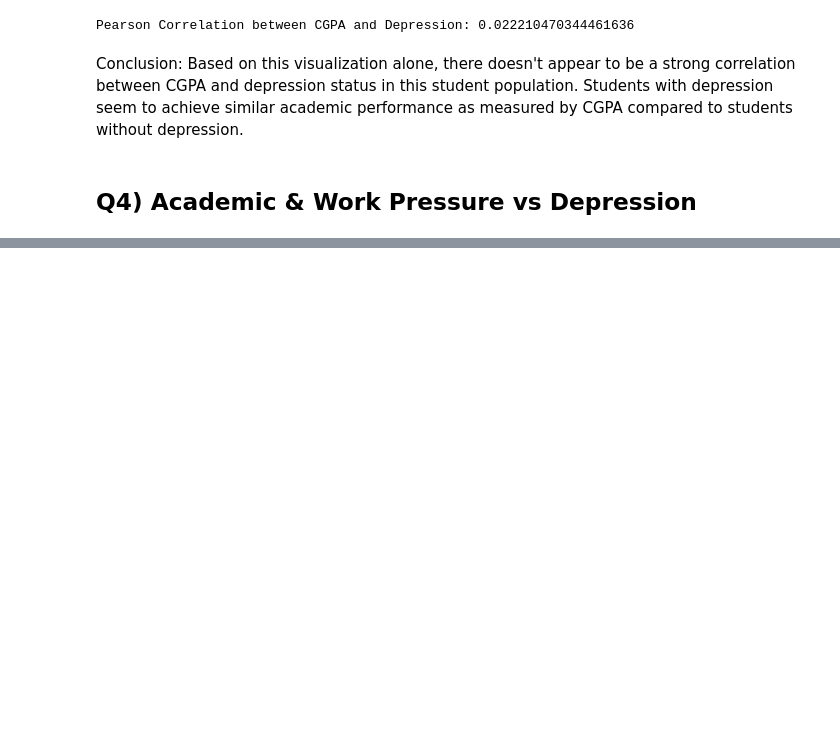
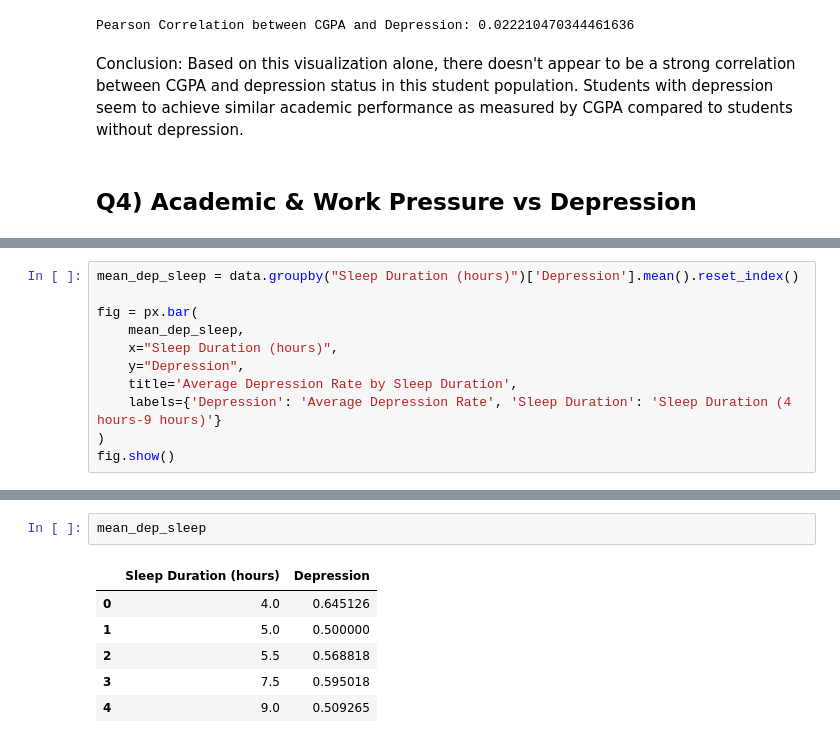
Before and after one commit to ayushsj99/Student_Mental_Health_EDA, a Jupyter notebook: Student_Mental_Health_EDA.ipynb, the cells around one changed output, grey strips where cells are left out. Cells and saved outputs as stored; diff of their text form; blank space fills up the shorter version.

```diff
--- a/Student_Mental_Health_EDA.ipynb
+++ b/Student_Mental_Health_EDA.ipynb
@@ -351,0 +581,11 @@ plt.show()
+# %%
+mean_dep_sleep = data.groupby("Sleep Duration (hours)")['Depression'].mean().reset_index()
+
+fig = px.bar(
+    mean_dep_sleep,
+    x="Sleep Duration (hours)",
+    y="Depression",
+    title='Average Depression Rate by Sleep Duration',
+    labels={'Depression': 'Average Depression Rate', 'Sleep Duration': 'Sleep Duration (4 hours-9 hours)'}
+)
+fig.show()
@@ -351,0 +594,9 @@ plt.show()
+# %%
+mean_dep_sleep
+# %% [output]
+|  | Sleep Duration (hours) | Depression |
+| 0 | 4.0 | 0.645126 |
+| 1 | 5.0 | 0.500000 |
+| 2 | 5.5 | 0.568818 |
+| 3 | 7.5 | 0.595018 |
+| 4 | 9.0 | 0.509265 |
```
Also changed, not shown: parts of 37 cells of this notebook.
